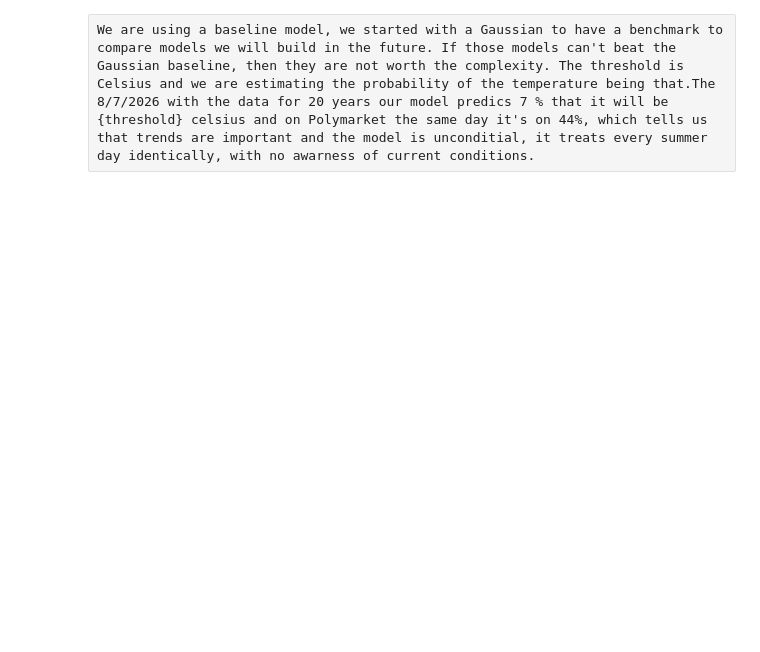
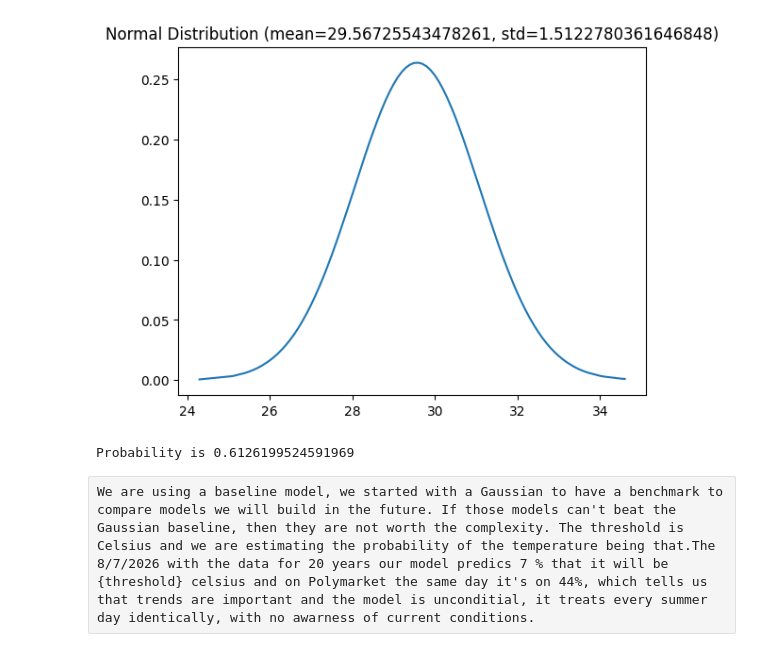
Before and after one commit to GabbeBytes19/Quant-Summer-Project, a Jupyter notebook: notebooks/02_Baseline_Model.ipynb, the cells around one changed output. Drawn from its saved outputs; the diff is of its cells as text; code cells hidden in the pictures; blank space fills up the shorter version.

```diff
--- a/notebooks/02_Baseline_Model.ipynb
+++ b/notebooks/02_Baseline_Model.ipynb
@@ -12,40 +12,37 @@ from data.cleaner import clean_data
 from data.loader import add_event_column,filter_summer,get_separate_summer_months
 from config.settings import HISTORICAL_START,HISTORICAL_END,DEFAULT_CITY
 from scipy.stats import norm
 from models.baseline import gaussian_probability
 
 
 df_raw = fetch_data(HISTORICAL_START,HISTORICAL_END)
 
 
 df_clean = clean_data(df_raw)
 
 
 df_event = add_event_column(df_clean)
 
 
 df_temp_summer = filter_summer(df_event)
 
 df_temp_list = df_temp_summer["temperature_2m_max"].to_list()
 
 
 df_sorted = sorted(df_temp_list)
-threshold = 32
-P,my,sigma = gaussian_probability(df_sorted,32.5,35.5)
+P,my,sigma = gaussian_probability(df_sorted,20,30)
 
-count = 0
-for i in range(0,100):
-    P,my,sigma = gaussian_probability(df_sorted,i,i+1)
-    count += P
-print(count)
 
 df_norm = norm.pdf(df_sorted,my,sigma)
 
 plt.plot(df_sorted,df_norm)
 
 plt.title(f'Normal Distribution (mean={my}, std={sigma})')
 plt.show()
 print(f"Probability is {P}")
+# %% [output]
+[figure, added]
+Probability is 0.6126199524591969
 # %% [raw]
 We are using a baseline model, we started with a Gaussian to have a benchmark to compare models we will build in the future. If those models can't beat the Gaussian baseline, then they are not worth the complexity. The threshold is  Celsius and we are estimating the probability of the temperature being that.The 8/7/2026 with the data for 20 years our model predics 7 % that it will be {threshold} celsius and on Polymarket the same day it's on 44%, which tells us that trends are important and the model is unconditial, it treats every summer day identically, with no awarness of current conditions.
 # %%
```
Also changed, not shown: parts of 3 cells of this notebook, 3 other files.
